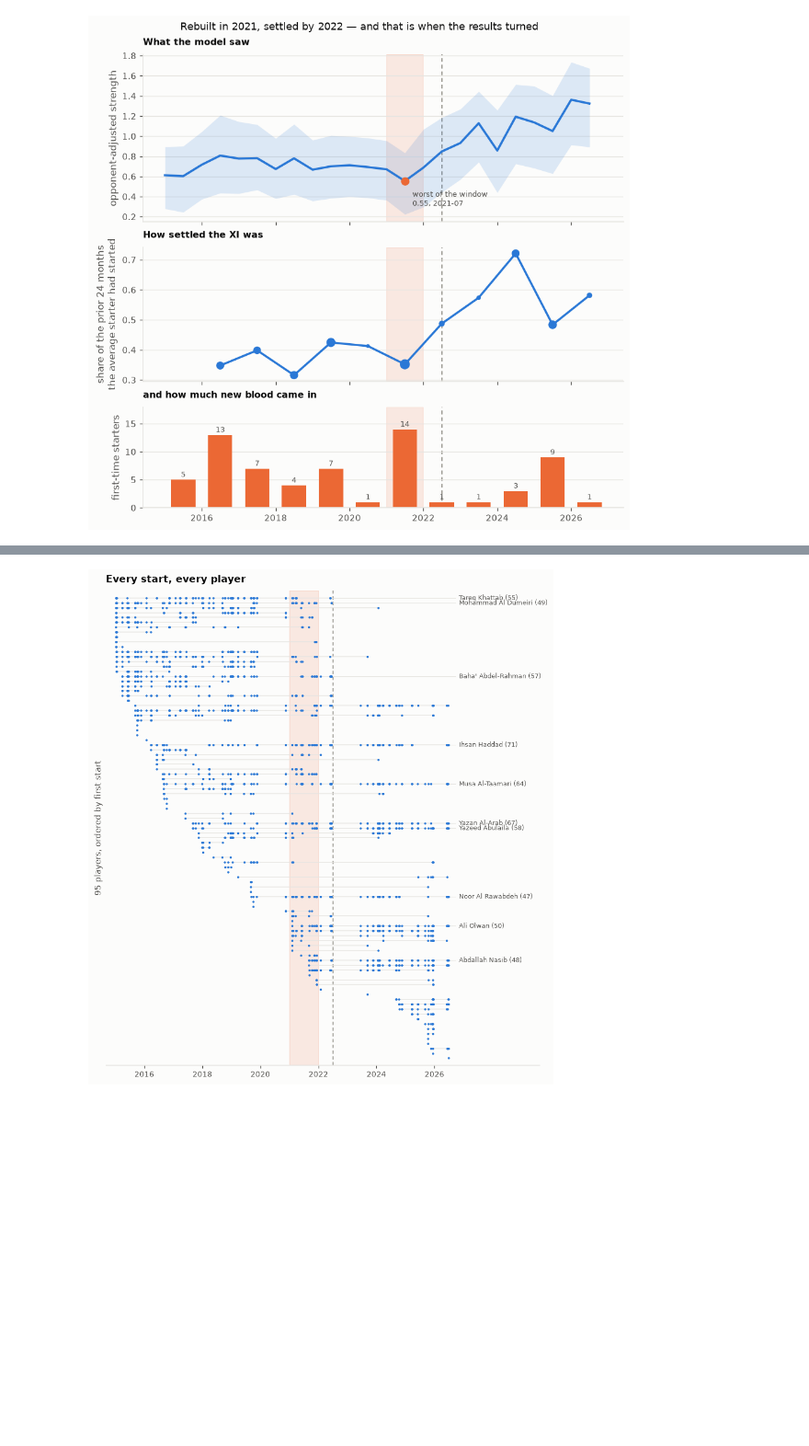
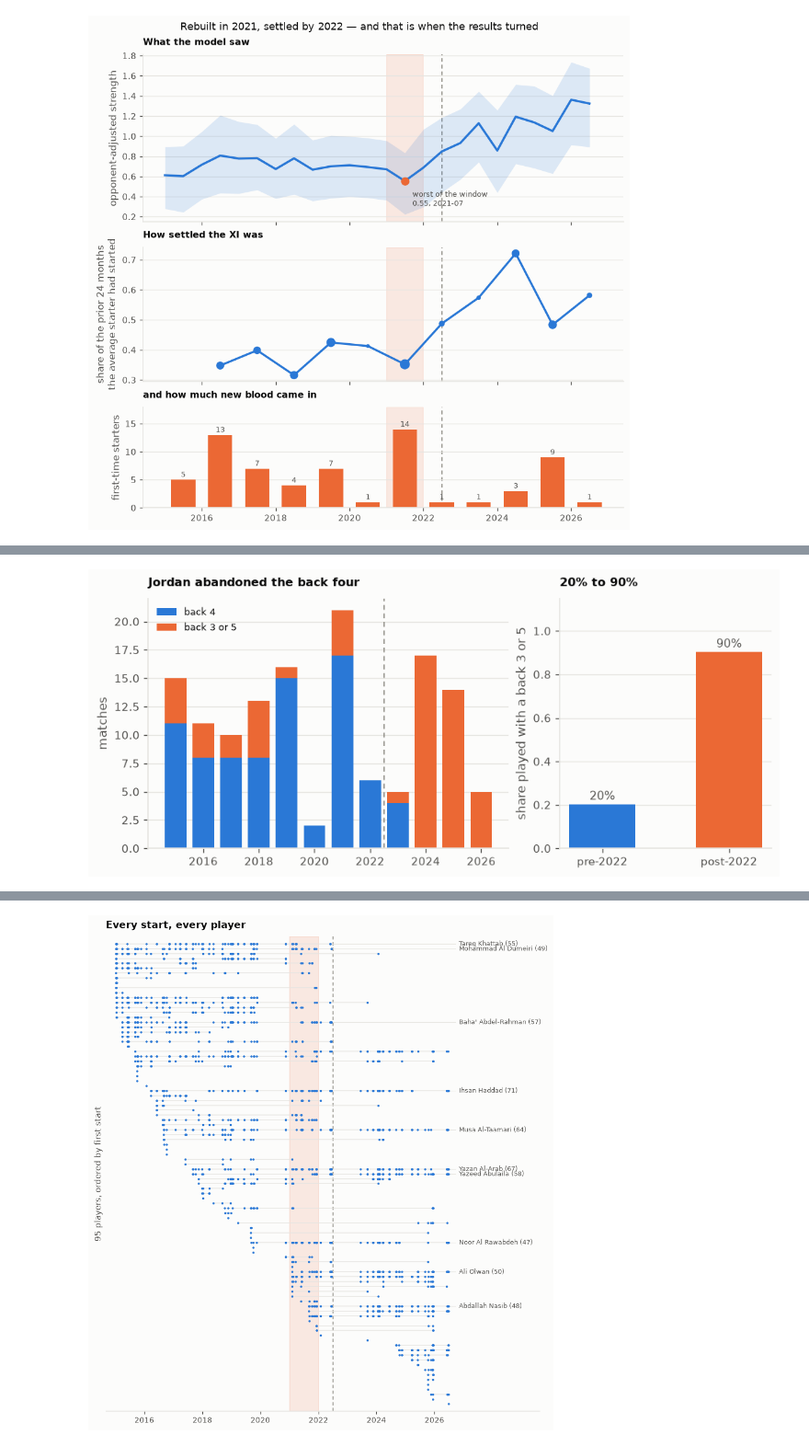
Before and after one commit to mqedan217/jordan-football-strength, a Jupyter notebook: notebooks/03_where_the_goals_came_from.ipynb, the cells around one changed output, grey strips where cells are left out. Shown at 92% size. Saved outputs shown, nothing was run; the diff lists cells and outputs as text; code cells hidden in the pictures; blank space fills up the shorter version.

```diff
--- a/notebooks/03_where_the_goals_came_from.ipynb
+++ b/notebooks/03_where_the_goals_came_from.ipynb
@@ -233,0 +275,51 @@ plt.show()
+# %%
+# Formation comes two ways and they can be checked against each other: FBref's
+# reported label, and the shape derived from the positions in the XI. Where both
+# exist they agree on the size of the back line in every single match, so
+# formation_best (label, falling back to derived) is safe to use across eras.
+mt["backline"] = pd.to_numeric(mt.formation_best.astype(str).str.split("-").str[0],
+                               errors="coerce")
+mt["line"] = np.where(mt.backline.isin([3, 5]), "back 3 or 5",
+                       np.where(mt.backline == 4, "back 4", None))
+both = mt.dropna(subset=["formation", "xi_shape"])
+AGREE = (both.formation.str.split("-").str[0]
+         == both.xi_shape.str.split("-").str[0]).mean()
+FORM_N = (len(both), int(mt.line.notna().sum()), len(mt))
+# six-month blocks, needed here and reused by the settledness cell below
+BLOCKS_F = {e: [d for _, d in mt[mt.era == e].groupby("blk")]
+            for e in ("pre", "post")}
+# %%
+fig, axes = plt.subplots(1, 2, figsize=(7.8, 3.4),
+                         gridspec_kw={"width_ratios": [1.7, 1]})
+a = axes[0]
+d = mt.dropna(subset=["line"])
+t = pd.crosstab(d.date.dt.year, d.line)
+for c in ("back 4", "back 3 or 5"):
+    if c not in t:
+        t[c] = 0
+t = t[["back 4", "back 3 or 5"]]
+a.bar(t.index, t["back 4"], color=viz.BLUE, label="back 4", width=0.78)
+a.bar(t.index, t["back 3 or 5"], bottom=t["back 4"], color=viz.ORANGE,
+      label="back 3 or 5", width=0.78)
+a.axvline(CUT.year + 0.5, color=viz.INK_MUTED, lw=1.0, ls=(0, (4, 3)))
+a.set_ylabel("matches")
+a.set_title("Jordan abandoned the back four", fontsize=9.5)
+a.legend(fontsize=8, loc="upper left")
+viz.despine(a)
+
+b = axes[1]
+sh = (d.assign(b3=d.line.eq("back 3 or 5"))
+      .groupby("era").b3.mean().reindex(["pre", "post"]))
+b.bar([0, 1], sh.values, width=0.52, color=[viz.BLUE, viz.ORANGE])
+for i, v in enumerate(sh.values):
+    b.annotate(f"{v:.0%}", (i, v), xytext=(0, 4), ha="center",
+               textcoords="offset points", fontsize=9.5, color=viz.INK_2)
+b.set_xticks([0, 1])
+b.set_xticklabels(["pre-2022", "post-2022"])
+b.set_ylim(0, 1.15)
+b.set_ylabel("share played with a back 3 or 5")
+b.set_title("20% to 90%", fontsize=9.5)
+viz.despine(b)
+plt.show()
+# %% [output]
+[figure, added]
```
Also changed, not shown: parts of 34 cells of this notebook, 1 other file.
